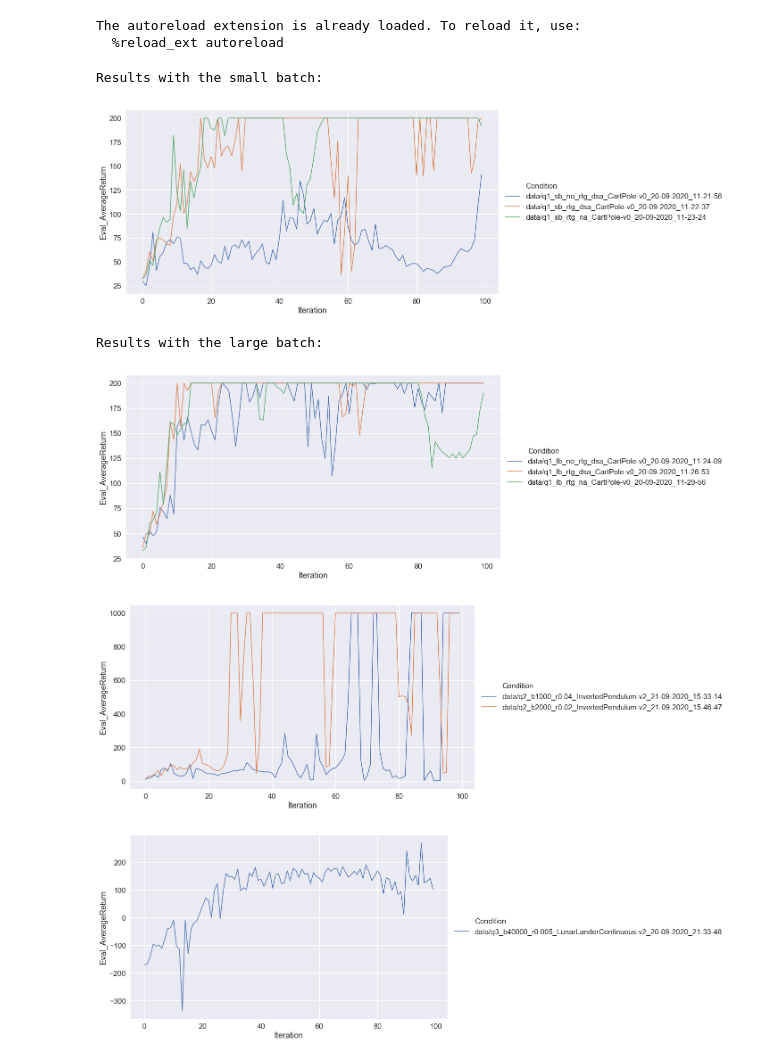
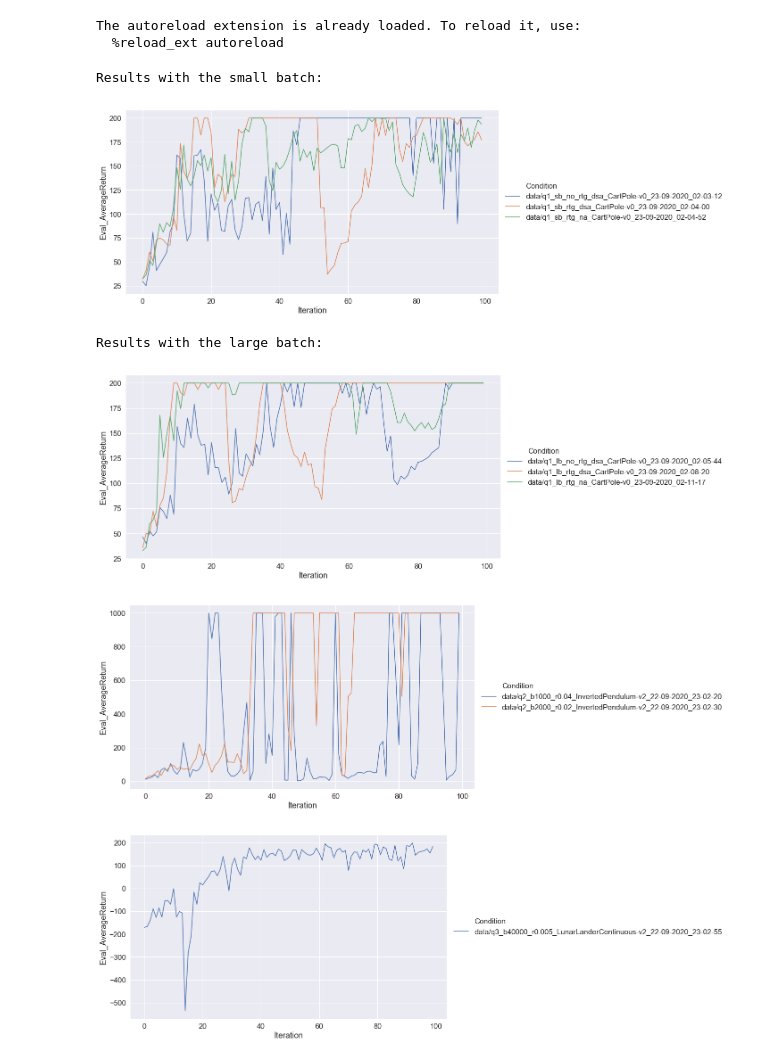
Before and after one commit to Max-Fu/homework_fall2020, a Jupyter notebook: hw2/visualization.ipynb, the cells around one changed output. Saved outputs shown, nothing was run; the diff lists cells and outputs as text; code cells hidden in the pictures.

Commit message:
updated visualization

```diff
--- a/hw2/visualization.ipynb
+++ b/hw2/visualization.ipynb
@@ -88,9 +88,10 @@ def get_datasets(fpath, condition=None, values=["Eval_AverageReturn"]):
     datasets = []
     # get tensorboard event file from directory
     event = glob(os.path.join(fpath, 'events.out.tfevents*'))[0]
+
     experiment_data = tflog2pandas(event)
     selected_data = [experiment_data.loc[experiment_data['metric'] == value]['value'] for value in values]
-    invert_df = pd.DataFrame(zip(selected_df['step'].astype(np.int), *selected_data), columns=['Iteration'] + values)
+    invert_df = pd.DataFrame(zip(experiment_data['step'].astype(np.int), *selected_data), columns=['Iteration'] + values)
     invert_df.insert(
         len(invert_df.columns),
         'Unit',
@@ -138,15 +139,15 @@ from matplotlib import rcParams
 rcParams['figure.figsize'] = 20, 7
 
 lb_experiments = [
-    'q1_lb_no_rtg_dsa_CartPole-v0_20-09-2020_11-24-09',
-    'q1_lb_rtg_dsa_CartPole-v0_20-09-2020_11-26-53',
-    'q1_lb_rtg_na_CartPole-v0_20-09-2020_11-29-56'
+    'q1_lb_no_rtg_dsa_CartPole-v0_23-09-2020_02-05-44',
+    'q1_lb_rtg_dsa_CartPole-v0_23-09-2020_02-08-20',
+    'q1_lb_rtg_na_CartPole-v0_23-09-2020_02-11-17'
 ]
 
 sb_experiments = [
-    'q1_sb_no_rtg_dsa_CartPole-v0_20-09-2020_11-21-56',
-    'q1_sb_rtg_dsa_CartPole-v0_20-09-2020_11-22-37',
-    'q1_sb_rtg_na_CartPole-v0_20-09-2020_11-23-24'
+    'q1_sb_no_rtg_dsa_CartPole-v0_23-09-2020_02-03-12',
+    'q1_sb_rtg_dsa_CartPole-v0_23-09-2020_02-04-00',
+    'q1_sb_rtg_na_CartPole-v0_23-09-2020_02-04-52'
 ]
 
 
@@ -158,26 +159,23 @@ print("\nResults with the large batch:")
 plot(lb_experiments, head='data', legend=None, plot_values='Eval_AverageReturn')
 # %% [output]
 Results with the small batch:
-[figure, old version]
+[figure, new version]
 Results with the large batch:
-[figure, old version]
+[figure, new version]
 # %%
 # Adjust files in these two lists! The following is an example from my system where
 # I had these as my directory names.
 q2_experiment = [
-    'q2_b1000_r0.04_InvertedPendulum-v2_21-09-2020_15-33-14',
-#     'q2_b1000_r0.01_InvertedPendulum-v2_21-09-2020_15-37-16',
-    'q2_b2000_r0.02_InvertedPendulum-v2_21-09-2020_15-46-47',
-#     'q2_b2000_r0.03_InvertedPendulum-v2_21-09-2020_16-05-42',
-#     'q2_b2000_r0.04_InvertedPendulum-v2_21-09-2020_16-02-19',
+    'q2_b1000_r0.04_InvertedPendulum-v2_22-09-2020_23-02-20',
+    'q2_b2000_r0.02_InvertedPendulum-v2_22-09-2020_23-02-30'
 ]
 plot(q2_experiment, head='data', legend=None, plot_values='Eval_AverageReturn')
 # %% [output]
-[figure, old version]
+[figure, new version]
 # %%
 # Adjust files in these two lists! The following is an example from my system where
 # I had these as my directory names.
-q3_experiment = ['q3_b40000_r0.005_LunarLanderContinuous-v2_20-09-2020_21-33-48']
+q3_experiment = ['q3_b40000_r0.005_LunarLanderContinuous-v2_22-09-2020_23-02-55']
 plot(q3_experiment, head='data', legend=None, plot_values='Eval_AverageReturn')
 # %% [output]
-[figure, old version]
+[figure, new version]
```
Also changed, not shown: parts of 2 cells of this notebook, 2 other files.
